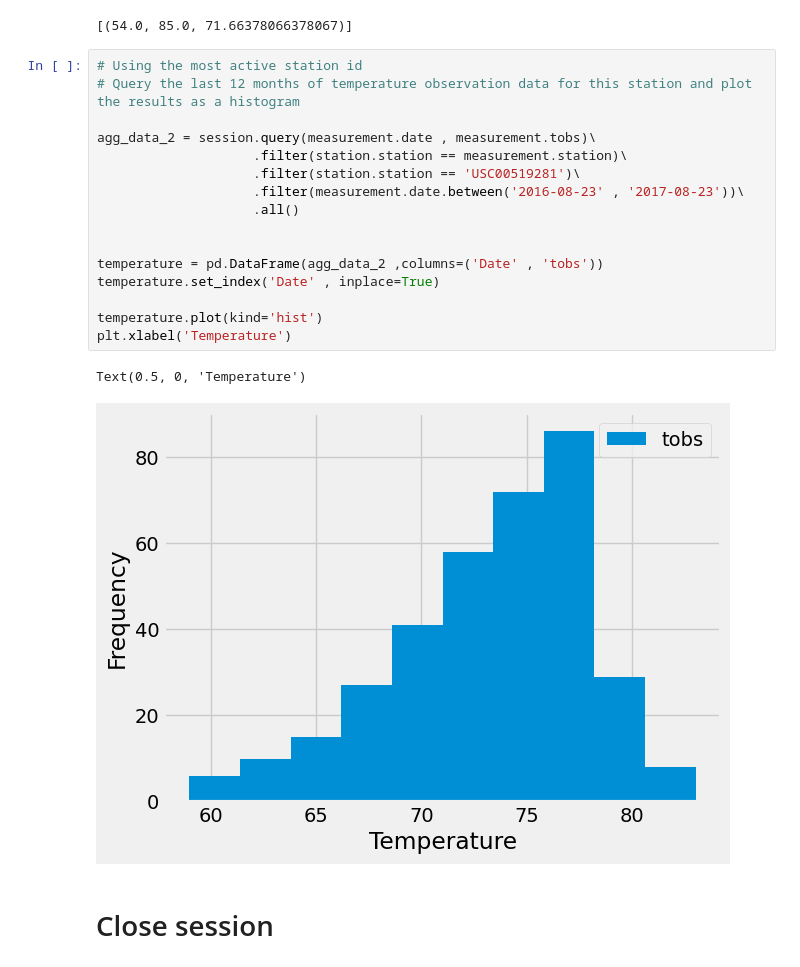
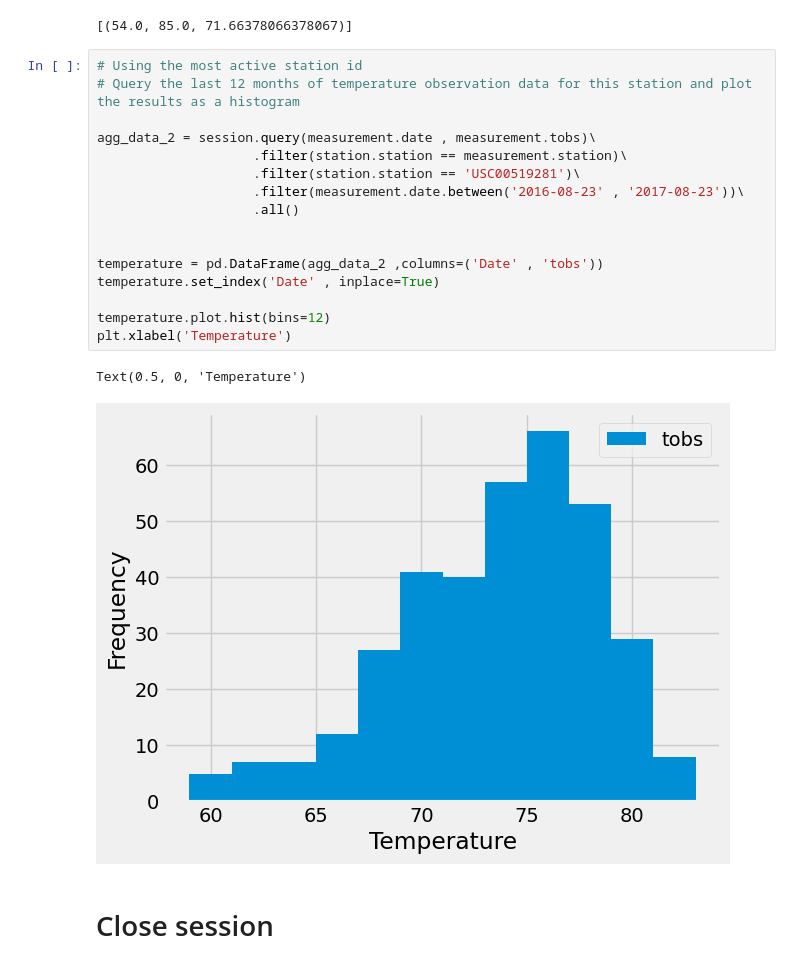
Before and after one commit to Patrick-Bacza/sqlalchemy-challenge, a Jupyter notebook: climate_starter.ipynb, the cells around one changed output. Cells and saved outputs as stored; diff of their text form.

```diff
--- a/climate_starter.ipynb
+++ b/climate_starter.ipynb
@@ -183,22 +189,22 @@ session.query(func.min(measurement.tobs) , func.max(measurement.tobs), func.avg(
 # %%
 # Using the most active station id
 # Query the last 12 months of temperature observation data for this station and plot the results as a histogram
 
 agg_data_2 = session.query(measurement.date , measurement.tobs)\
                     .filter(station.station == measurement.station)\
                     .filter(station.station == 'USC00519281')\
                     .filter(measurement.date.between('2016-08-23' , '2017-08-23'))\
                     .all()
 
 
 temperature = pd.DataFrame(agg_data_2 ,columns=('Date' , 'tobs'))
 temperature.set_index('Date' , inplace=True)
 
-temperature.plot(kind='hist')
+temperature.plot.hist(bins=12)
 plt.xlabel('Temperature')
 # %% [output]
 Text(0.5, 0, 'Temperature')
-[figure, old version]
+[figure, new version]
 # %% [markdown]
 # Close session
 # %%
```
Also changed, not shown: parts of 4 cells of this notebook, 1 other file.
